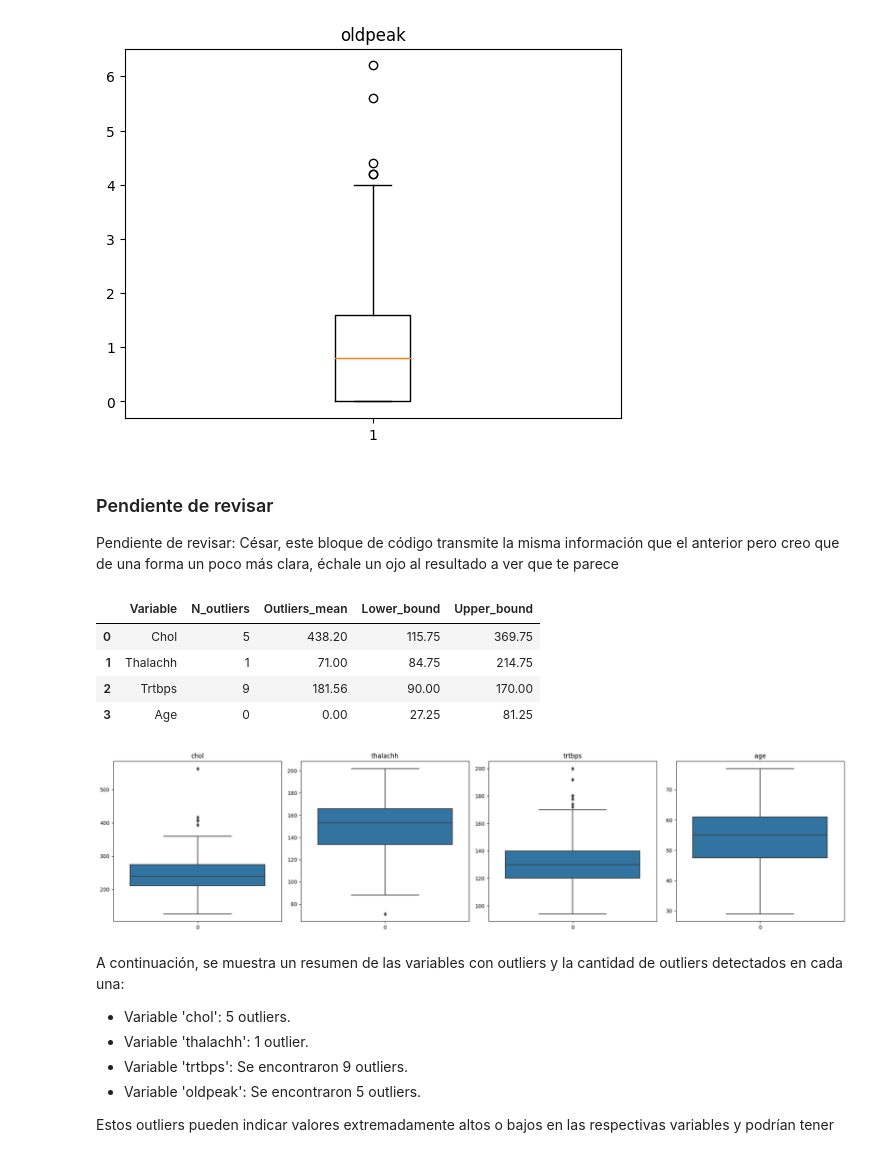
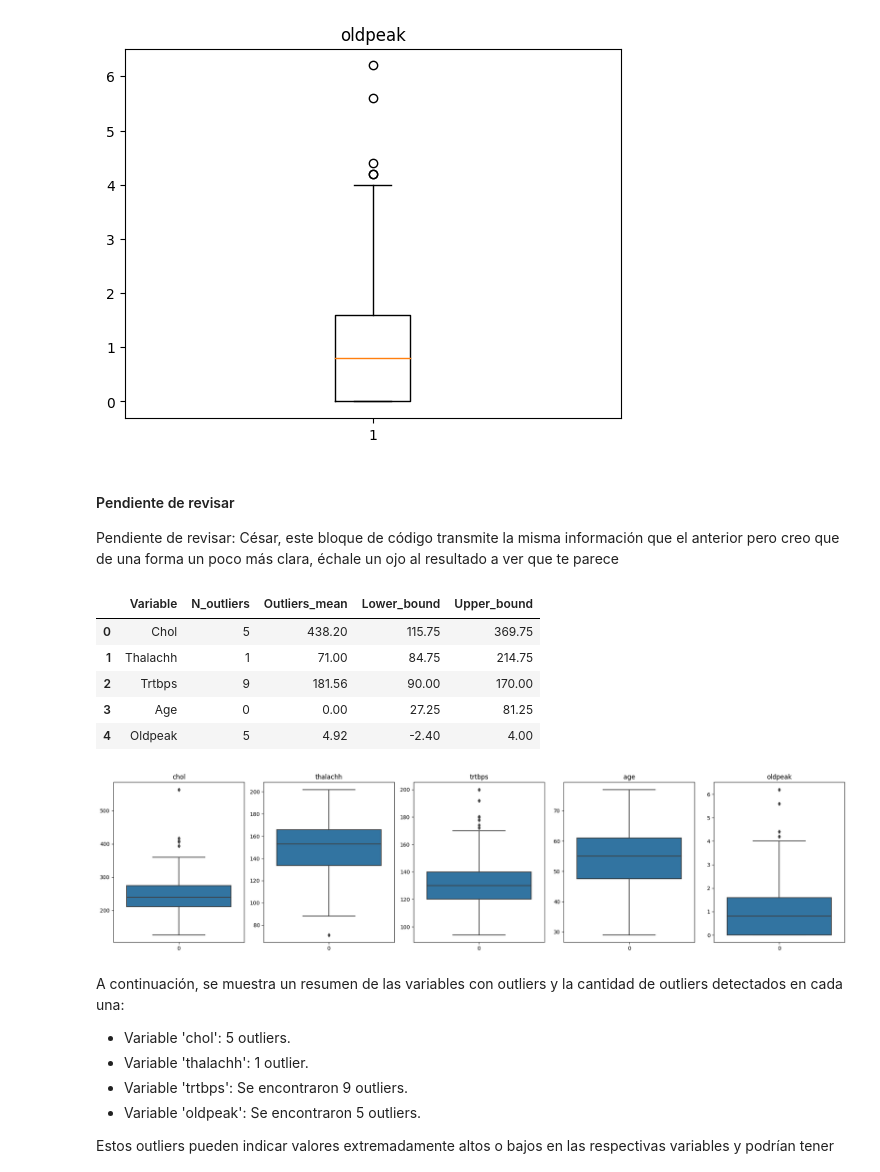
Before and after one commit to OscarTienda/heart-attack-analysis-prection, a Jupyter notebook: code/heart-attack-analysis-prediction.ipynb, the cells around one changed output. Saved outputs shown, nothing was run; the diff lists cells and outputs as text; code cells hidden in the pictures.

```diff
--- a/code/heart-attack-analysis-prediction.ipynb
+++ b/code/heart-attack-analysis-prediction.ipynb
@@ -311,7 +313,7 @@ Número de outliers: 5
 291    3      1       0
 [figure]
 # %% [markdown]
-### Pendiente de revisar
+#### Pendiente de revisar
 
 Pendiente de revisar: César, este bloque de código transmite la misma información que el anterior pero creo que de una forma un poco más clara, échale un ojo al resultado a ver que te parece
 # %%
@@ -334,36 +336,37 @@ def detect_and_plot_outliers(df, variable, ax):
     # Calcular la media de los outliers si existen
     outliers_mean = outliers[variable].mean() if not outliers.empty else np.nan
     outliers_mean = round(outliers_mean, 2)
 
     # Substituir NaN en outliers_mean por 0 si no hay outliers
     if np.isnan(outliers_mean):
         outliers_mean = 0
 
     return {"variable": variable, "n_outliers": len(outliers), "outliers_mean": outliers_mean, "lower_bound": lower_bound, "upper_bound": upper_bound, "outliers": outliers}
 
 
-# Crear una figura con 4 subplots
-fig, axes = plt.subplots(1, 4, figsize=(20, 5))
+# Crear una figura con 5 subplots
+fig, axes = plt.subplots(1, 5, figsize=(20, 5))
 
 # Aplicar la función a todas las variables numéricas y mostrar los outliers
 outliers_df = pd.DataFrame([detect_and_plot_outliers(df_cleaned, var, ax) for var, ax in zip(numerical_vars, axes.flatten())])
 
 # Formatear las mayúsculas de la variable y de las columnas
 outliers_df['variable'] = outliers_df['variable'].str.capitalize()
 outliers_df.columns = outliers_df.columns.str.capitalize()
 
 # Imprimir el resumen de los outliers centrado
 display(outliers_df.drop("Outliers", axis=1)) # Dropeamos la columna "outliers" para que no se muestre en el resumen
 
 plt.tight_layout()
 plt.show()
 # %% [output]
 |  | Variable | N_outliers | Outliers_mean | Lower_bound | Upper_bound |
 | 0 | Chol | 5 | 438.20 | 115.75 | 369.75 |
 | 1 | Thalachh | 1 | 71.00 | 84.75 | 214.75 |
 | 2 | Trtbps | 9 | 181.56 | 90.00 | 170.00 |
 | 3 | Age | 0 | 0.00 | 27.25 | 81.25 |
+| 4 | Oldpeak | 5 | 4.92 | -2.40 | 4.00 |
-[figure, old version]
+[figure, new version]
 # %% [markdown]
 A continuación, se muestra un resumen de las variables con outliers y la cantidad de outliers detectados en cada una:
 
```
Also changed, not shown: parts of 4 cells of this notebook.
